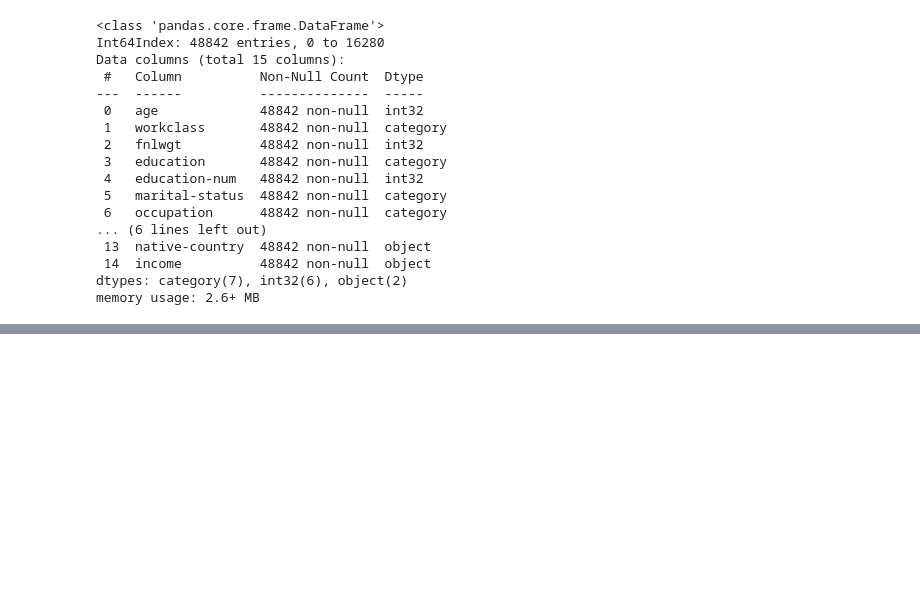
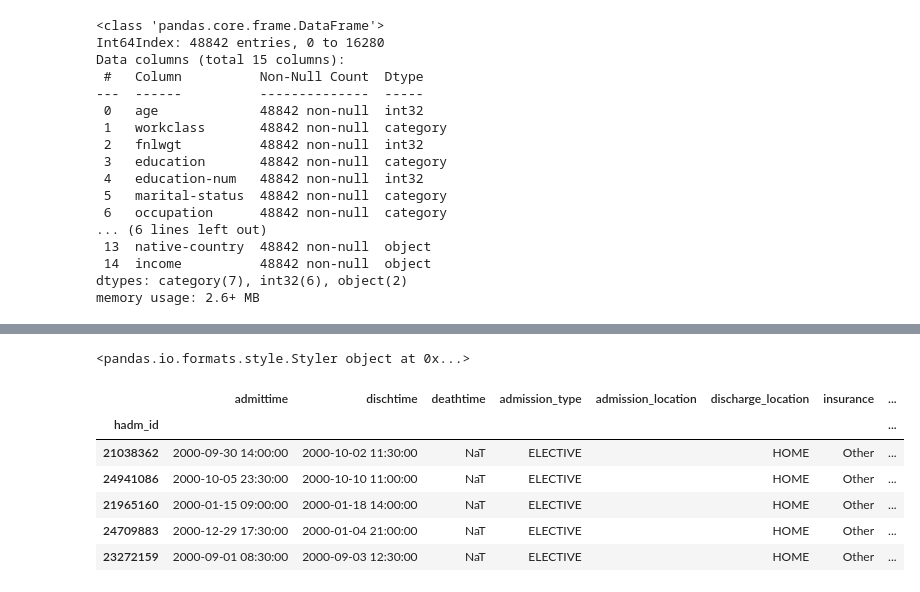
Before and after one commit to pasteur-dev/pasteur, a Jupyter notebook: notebooks/transform.ipynb, the cells around one changed output, grey strips where cells are left out. Drawn from its saved outputs; the diff is of its cells as text; code cells hidden in the pictures; blank space fills up the shorter version.

```diff
--- a/notebooks/transform.ipynb
+++ b/notebooks/transform.ipynb
@@ -102,0 +107,3 @@ memory usage: 2.6+ MB
+# %%
+menc = mtrn.transform(admissions)
+menc.info()
@@ -102,0 +128,3 @@ memory usage: 2.6+ MB
+# %%
+mdec = mtrn.reverse(menc)
+mdec.info()
@@ -102,0 +183,11 @@ memory usage: 2.6+ MB
+# %%
+mdec[cols].head().style
+# %% [output]
+<pandas.io.formats.style.Styler object at 0x...>
+|  | admittime | dischtime | deathtime | admission_type | admission_location | discharge_location | insurance | ... |
+| hadm_id |  |  |  |  |  |  |  | ... |
+| 21038362 | 2000-09-30 14:00:00 | 2000-10-02 11:30:00 | NaT | ELECTIVE |  | HOME | Other | ... |
+| 24941086 | 2000-10-05 23:30:00 | 2000-10-10 11:00:00 | NaT | ELECTIVE |  | HOME | Other | ... |
+| 21965160 | 2000-01-15 09:00:00 | 2000-01-18 14:00:00 | NaT | ELECTIVE |  | HOME | Other | ... |
+| 24709883 | 2000-12-29 17:30:00 | 2000-01-04 21:00:00 | NaT | ELECTIVE |  | HOME | Other | ... |
+| 23272159 | 2000-09-01 08:30:00 | 2000-09-03 12:30:00 | NaT | ELECTIVE |  | HOME | Other | ... |
```
Also changed, not shown: parts of 10 cells of this notebook, 1 other file.
